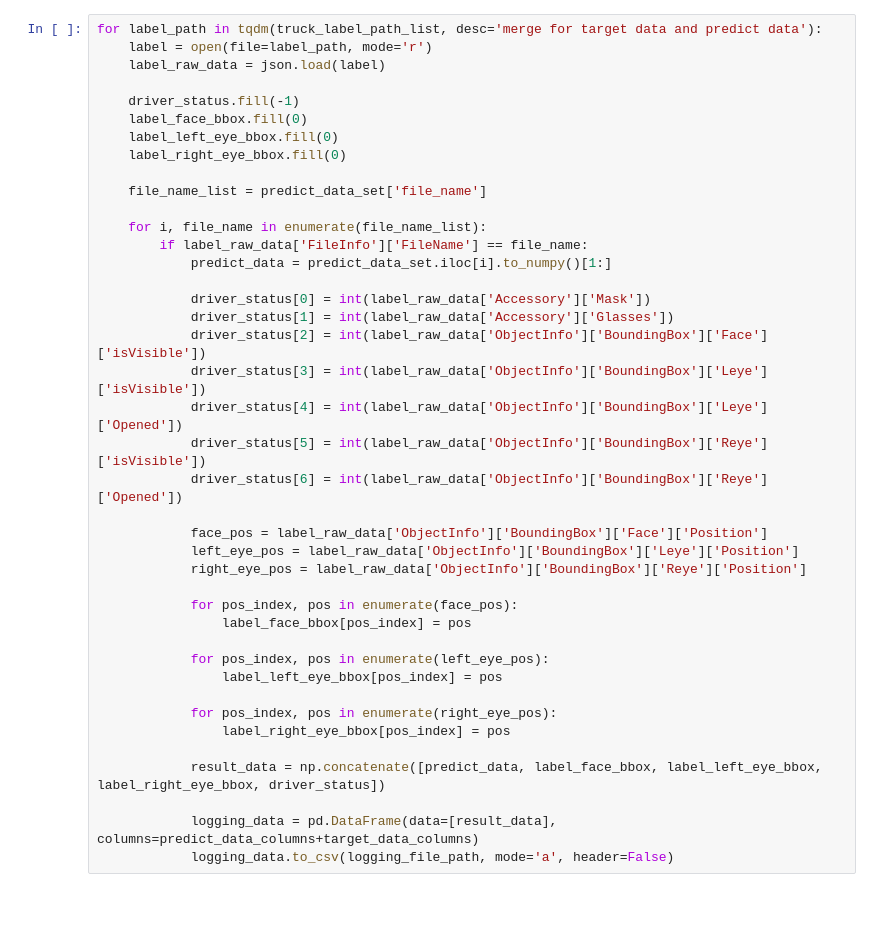
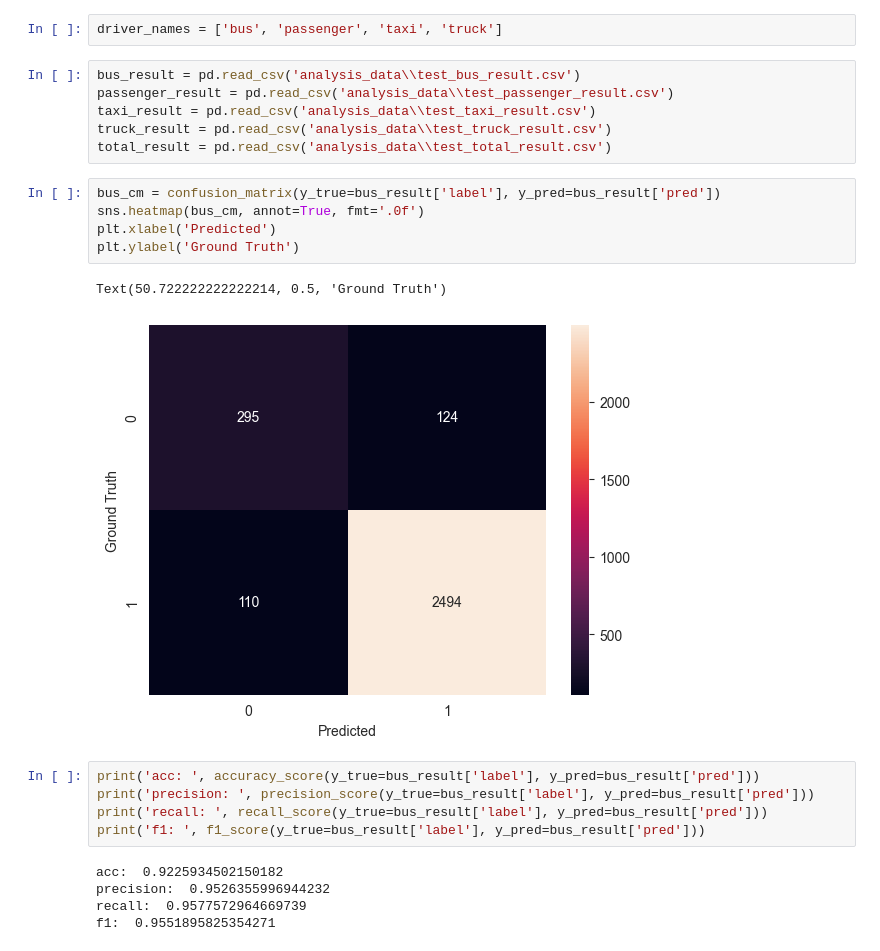
Before and after one commit to jinbeomjeong/drowsy_detection, a Jupyter notebook: analysis_result.ipynb, the cells around one changed output. Drawn from its saved outputs; the diff is of its cells as text; blank space fills up the shorter version.

```diff
--- a/analysis_result.ipynb
+++ b/analysis_result.ipynb
@@ -112,41 +7,26 @@ logging_header.to_csv(logging_file_path, mode='a', header=True)
-# %%
-for label_path in tqdm(truck_label_path_list, desc='merge for target data and predict data'):
-    label = open(file=label_path, mode='r')
-    label_raw_data = json.load(label)
-
-    driver_status.fill(-1)
-    label_face_bbox.fill(0)
-    label_left_eye_bbox.fill(0)
-    label_right_eye_bbox.fill(0)
-
-    file_name_list = predict_data_set['file_name']
-
-    for i, file_name in enumerate(file_name_list):
-        if label_raw_data['FileInfo']['FileName'] == file_name:
-            predict_data = predict_data_set.iloc[i].to_numpy()[1:]
-
-            driver_status[0] = int(label_raw_data['Accessory']['Mask'])
-            driver_status[1] = int(label_raw_data['Accessory']['Glasses'])
-            driver_status[2] = int(label_raw_data['ObjectInfo']['BoundingBox']['Face']['isVisible'])
-            driver_status[3] = int(label_raw_data['ObjectInfo']['BoundingBox']['Leye']['isVisible'])
-            driver_status[4] = int(label_raw_data['ObjectInfo']['BoundingBox']['Leye']['Opened'])
-            driver_status[5] = int(label_raw_data['ObjectInfo']['BoundingBox']['Reye']['isVisible'])
-            driver_status[6] = int(label_raw_data['ObjectInfo']['BoundingBox']['Reye']['Opened'])
-
-            face_pos = label_raw_data['ObjectInfo']['BoundingBox']['Face']['Position']
-            left_eye_pos = label_raw_data['ObjectInfo']['BoundingBox']['Leye']['Position']
-            right_eye_pos = label_raw_data['ObjectInfo']['BoundingBox']['Reye']['Position']
-
-            for pos_index, pos in enumerate(face_pos):
-                label_face_bbox[pos_index] = pos
-
-            for pos_index, pos in enumerate(left_eye_pos):
-                label_left_eye_bbox[pos_index] = pos
-
-            for pos_index, pos in enumerate(right_eye_pos):
-                label_right_eye_bbox[pos_index] = pos
-
-            result_data = np.concatenate([predict_data, label_face_bbox, label_left_eye_bbox, label_right_eye_bbox, driver_status])
-
-            logging_data = pd.DataFrame(data=[result_data], columns=predict_data_columns+target_data_columns)
-            logging_data.to_csv(logging_file_path, mode='a', header=False)
+# %%
+driver_names = ['bus', 'passenger', 'taxi', 'truck']
+# %%
+bus_result = pd.read_csv('analysis_data\\test_bus_result.csv')
+passenger_result = pd.read_csv('analysis_data\\test_passenger_result.csv')
+taxi_result = pd.read_csv('analysis_data\\test_taxi_result.csv')
+truck_result = pd.read_csv('analysis_data\\test_truck_result.csv')
+total_result = pd.read_csv('analysis_data\\test_total_result.csv')
+# %%
+bus_cm = confusion_matrix(y_true=bus_result['label'], y_pred=bus_result['pred'])
+sns.heatmap(bus_cm, annot=True, fmt='.0f')
+plt.xlabel('Predicted')
+plt.ylabel('Ground Truth')
+# %% [output]
+Text(50.722222222222214, 0.5, 'Ground Truth')
+[figure, added]
+# %%
+print('acc: ', accuracy_score(y_true=bus_result['label'], y_pred=bus_result['pred']))
+print('precision: ', precision_score(y_true=bus_result['label'], y_pred=bus_result['pred']))
+print('recall: ', recall_score(y_true=bus_result['label'], y_pred=bus_result['pred']))
+print('f1: ', f1_score(y_true=bus_result['label'], y_pred=bus_result['pred']))
+# %% [output]
+acc:  0.9225934502150182
+precision:  0.9526355996944232
+recall:  0.9577572964669739
+f1:  0.9551895825354271
```
Also changed, not shown: parts of 20 cells of this notebook, 11 other files.
